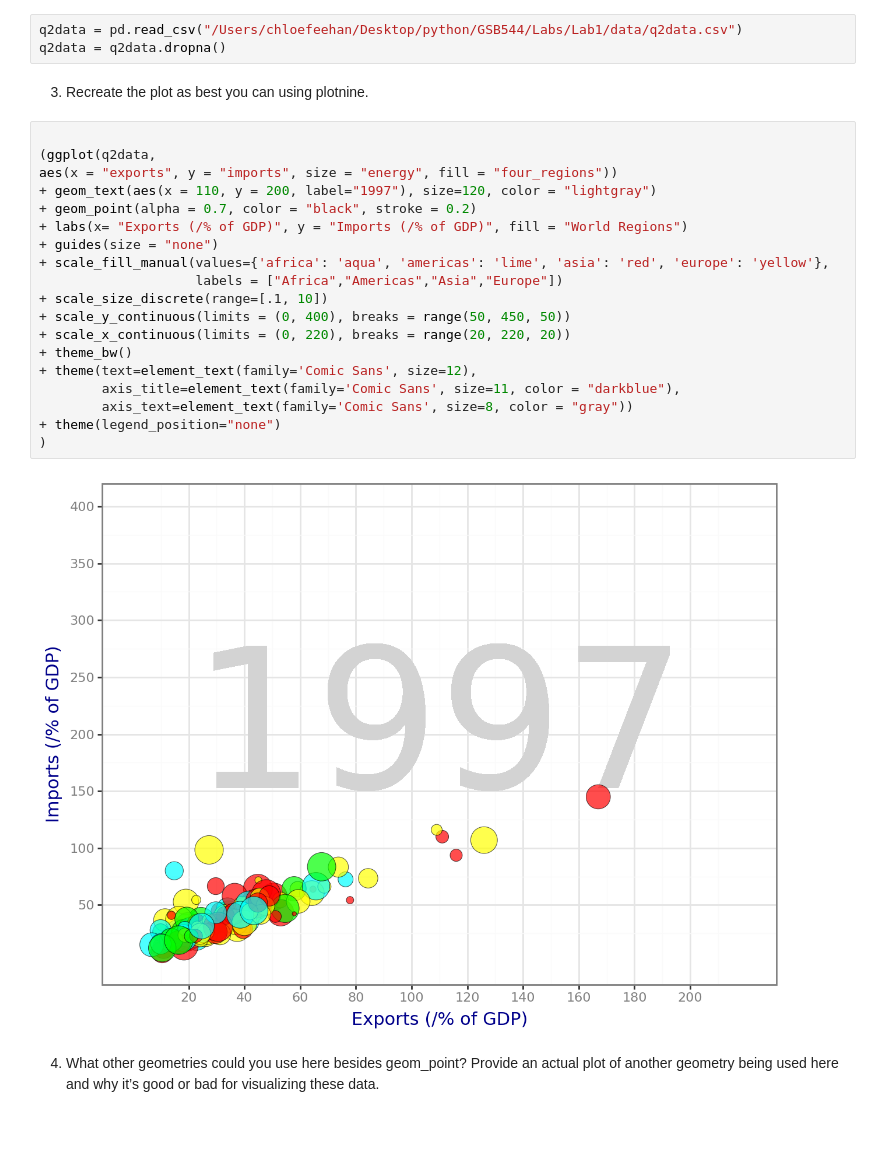
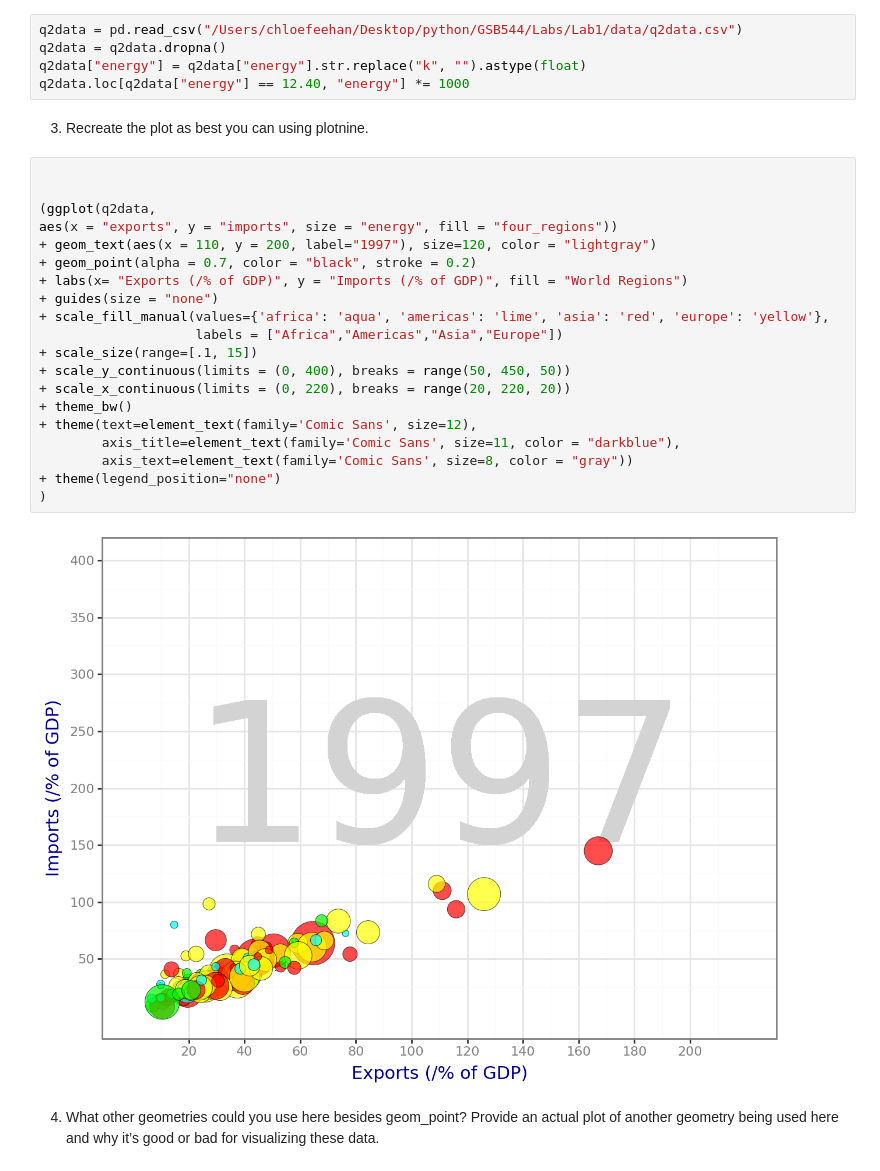
Before and after one commit to chloefeehan/GSB544, a Jupyter notebook: Labs/Lab1/Lab1.ipynb, the cells around one changed output. Drawn from its saved outputs; the diff is of its cells as text; blank space fills up the shorter version.

Commit message:
cleaning q2 data

```diff
--- a/Labs/Lab1/Lab1.ipynb
+++ b/Labs/Lab1/Lab1.ipynb
@@ -96,29 +96,32 @@ The aesthetics being used in this are the x and y variables (Imports and Exports
 # %%
 q2data = pd.read_csv("/Users/chloefeehan/Desktop/python/GSB544/Labs/Lab1/data/q2data.csv")
 q2data = q2data.dropna()
+q2data["energy"] = q2data["energy"].str.replace("k", "").astype(float)
+q2data.loc[q2data["energy"] == 12.40, "energy"] *= 1000
 # %% [markdown]
 3. Recreate the plot as best you can using plotnine.
 # %%
+
 
 (ggplot(q2data,
 aes(x = "exports", y = "imports", size = "energy", fill = "four_regions"))
 + geom_text(aes(x = 110, y = 200, label="1997"), size=120, color = "lightgray")
 + geom_point(alpha = 0.7, color = "black", stroke = 0.2)
 + labs(x= "Exports (/% of GDP)", y = "Imports (/% of GDP)", fill = "World Regions")
 + guides(size = "none")
 + scale_fill_manual(values={'africa': 'aqua', 'americas': 'lime', 'asia': 'red', 'europe': 'yellow'},
                     labels = ["Africa","Americas","Asia","Europe"])
-+ scale_size_discrete(range=[.1, 10])
++ scale_size(range=[.1, 15])
 + scale_y_continuous(limits = (0, 400), breaks = range(50, 450, 50))
 + scale_x_continuous(limits = (0, 220), breaks = range(20, 220, 20))
 + theme_bw()
 + theme(text=element_text(family='Comic Sans', size=12),
         axis_title=element_text(family='Comic Sans', size=11, color = "darkblue"),
         axis_text=element_text(family='Comic Sans', size=8, color = "gray"))
 + theme(legend_position="none")
 )
 # %% [output]
-[figure, old version]
+[figure, new version]
 # %% [markdown]
 4. What other geometries could you use here besides geom_point? Provide an actual plot of another geometry being used here and why it’s good or bad for visualizing these data.
 # %%
```
